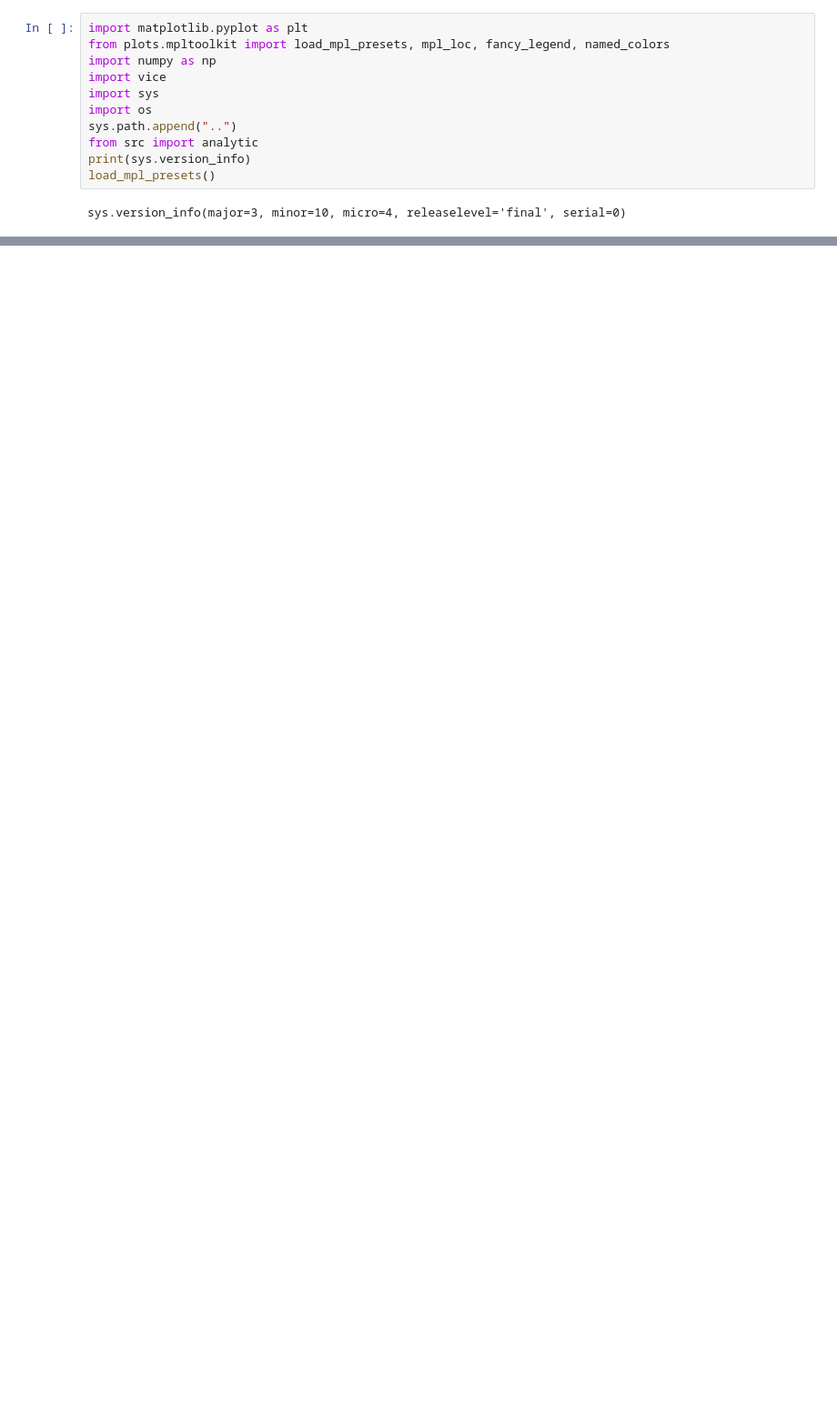
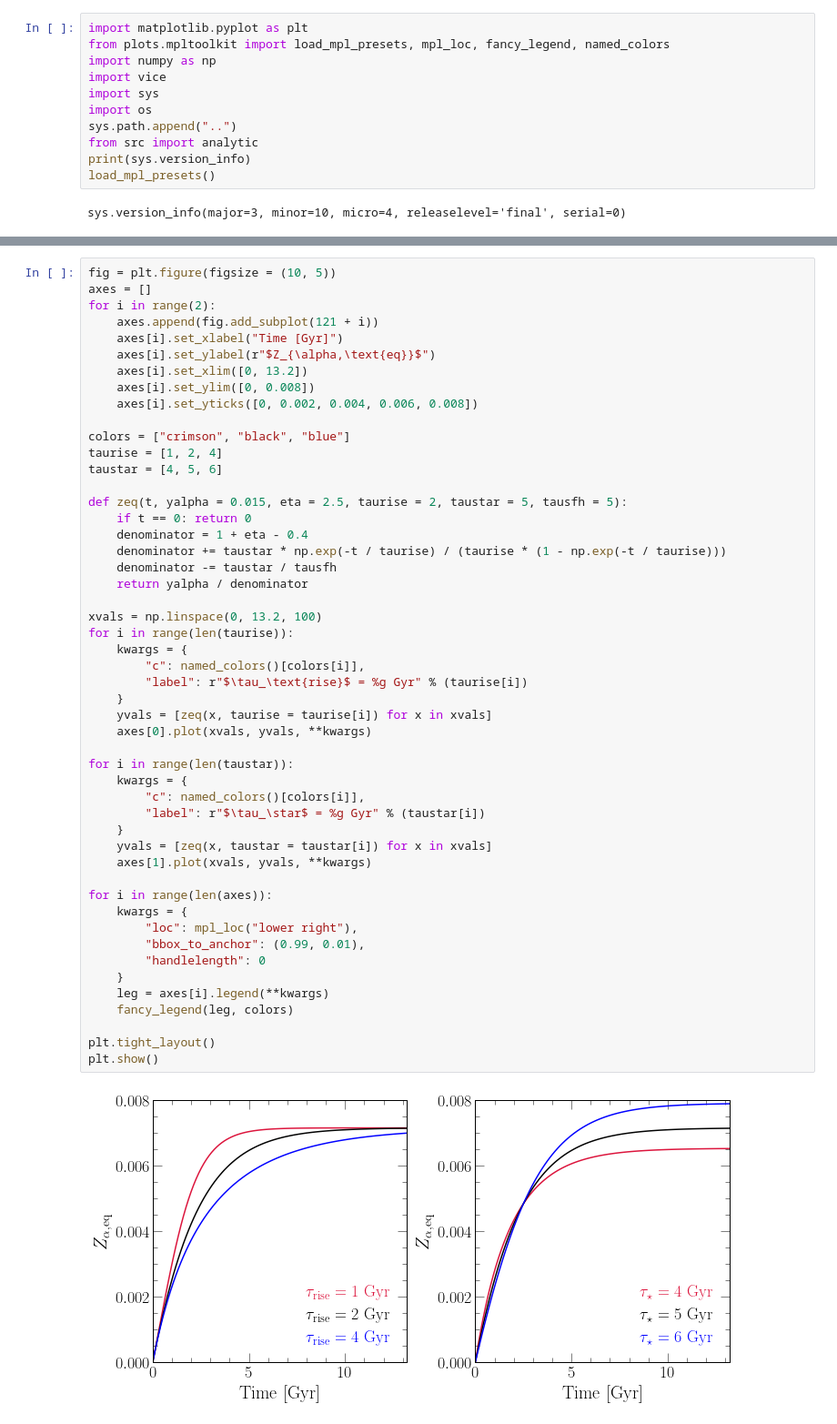
Before and after one commit to giganano/outflows, a Jupyter notebook: notebooks/gradient.ipynb, the cells around one changed output, grey strips where cells are left out. Shown: that part at 91% size. Cells and saved outputs as stored; diff of their text form; blank space fills up the shorter version.

```diff
--- a/notebooks/gradient.ipynb
+++ b/notebooks/gradient.ipynb
@@ -117,0 +169,52 @@ plt.show()
+# %%
+fig = plt.figure(figsize = (10, 5))
+axes = []
+for i in range(2):
+    axes.append(fig.add_subplot(121 + i))
+    axes[i].set_xlabel("Time [Gyr]")
+    axes[i].set_ylabel(r"$Z_{\alpha,\text{eq}}$")
+    axes[i].set_xlim([0, 13.2])
+    axes[i].set_ylim([0, 0.008])
+    axes[i].set_yticks([0, 0.002, 0.004, 0.006, 0.008])
+
+colors = ["crimson", "black", "blue"]
+taurise = [1, 2, 4]
+taustar = [4, 5, 6]
+
+def zeq(t, yalpha = 0.015, eta = 2.5, taurise = 2, taustar = 5, tausfh = 5):
+    if t == 0: return 0
+    denominator = 1 + eta - 0.4
+    denominator += taustar * np.exp(-t / taurise) / (taurise * (1 - np.exp(-t / taurise)))
+    denominator -= taustar / tausfh
+    return yalpha / denominator
+
+xvals = np.linspace(0, 13.2, 100)
+for i in range(len(taurise)):
+    kwargs = {
+        "c": named_colors()[colors[i]],
+        "label": r"$\tau_\text{rise}$ = %g Gyr" % (taurise[i])
+    }
+    yvals = [zeq(x, taurise = taurise[i]) for x in xvals]
+    axes[0].plot(xvals, yvals, **kwargs)
+
+for i in range(len(taustar)):
+    kwargs = {
+        "c": named_colors()[colors[i]],
+        "label": r"$\tau_\star$ = %g Gyr" % (taustar[i])
+    }
+    yvals = [zeq(x, taustar = taustar[i]) for x in xvals]
+    axes[1].plot(xvals, yvals, **kwargs)
+
+for i in range(len(axes)):
+    kwargs = {
+        "loc": mpl_loc("lower right"),
+        "bbox_to_anchor": (0.99, 0.01),
+        "handlelength": 0
+    }
+    leg = axes[i].legend(**kwargs)
+    fancy_legend(leg, colors)
+
+plt.tight_layout()
+plt.show()
+# %% [output]
+[figure, added]
```
Also changed, not shown: parts of 1 cell of this notebook.
